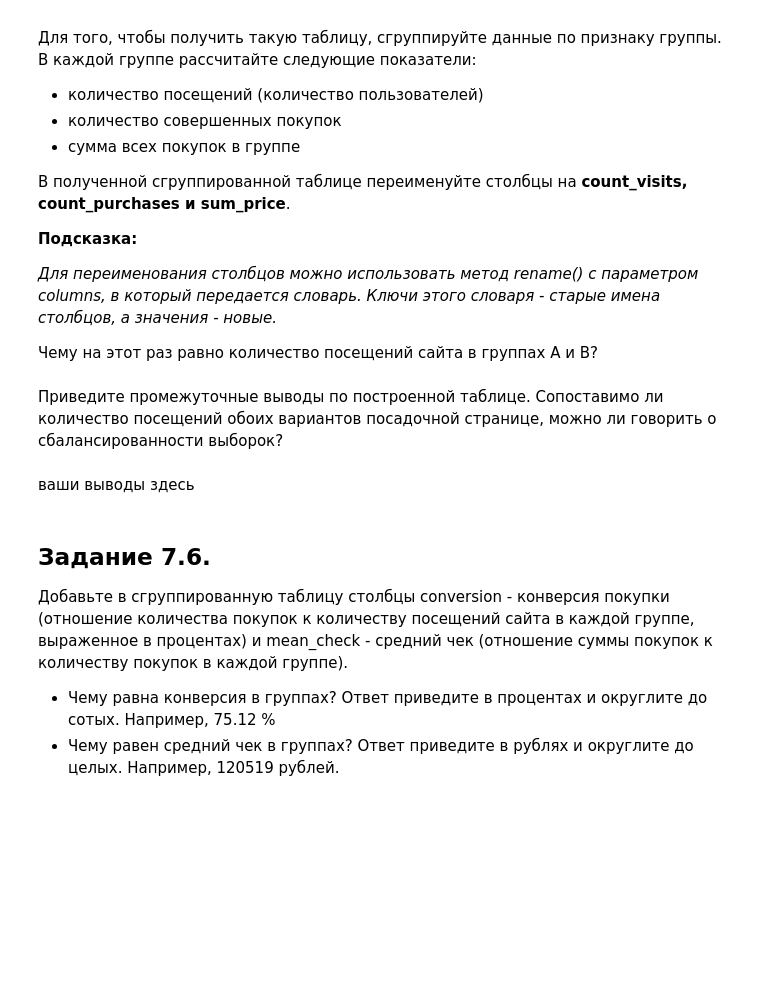
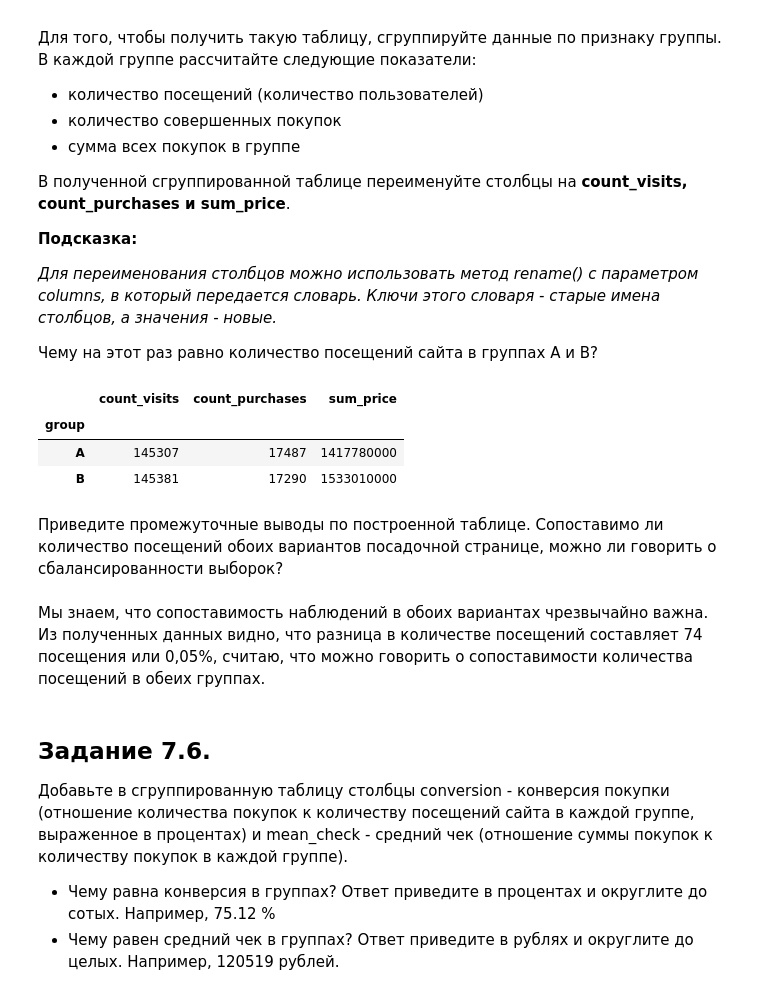
Before and after one commit to Oksana8346/Project3_3, a Jupyter notebook: EDA_5_Template.ipynb, the cells around one changed output. Drawn from its saved outputs; the diff is of its cells as text; code cells hidden in the pictures; blank space fills up the shorter version.

```diff
--- a/EDA_5_Template.ipynb
+++ b/EDA_5_Template.ipynb
@@ -148,11 +163,22 @@ updated_data = data[data['user_id'].apply(lambda x: x not in user_intersection)]
 
 Чему на этот раз равно количество посещений сайта в группах А и B?
 # %%
-# ваш код здесь
+data_group_7_5=updated_data.groupby('group').agg({'user_id':'count',
+                                          'purchase':'sum',
+                                          'price':'sum'}
+                                    ).rename(columns={"user_id": "count_visits",
+                                          "purchase": "count_purchases",
+                                          "price":"sum_price"})
+data_group_7_5
+# %% [output]
+|  | count_visits | count_purchases | sum_price |
+| group |  |  |  |
+| A | 145307 | 17487 | 1417780000 |
+| B | 145381 | 17290 | 1533010000 |
 # %% [markdown]
 Приведите промежуточные выводы по построенной таблице. Сопоставимо ли количество посещений обоих вариантов посадочной странице, можно ли говорить о сбалансированности выборок?
 # %% [markdown]
-ваши выводы здесь
+Мы знаем, что сопоставимость наблюдений в обоих вариантах чрезвычайно важна. Из полученных данных видно, что разница в количестве посещений  составляет  74  посещения  или  0,05%, считаю, что можно говорить о сопоставимости количества посещений в обеих группах.
 # %% [markdown]
 ## **Задание 7.6.**
 
```
Also changed, not shown: parts of 4 cells of this notebook.
